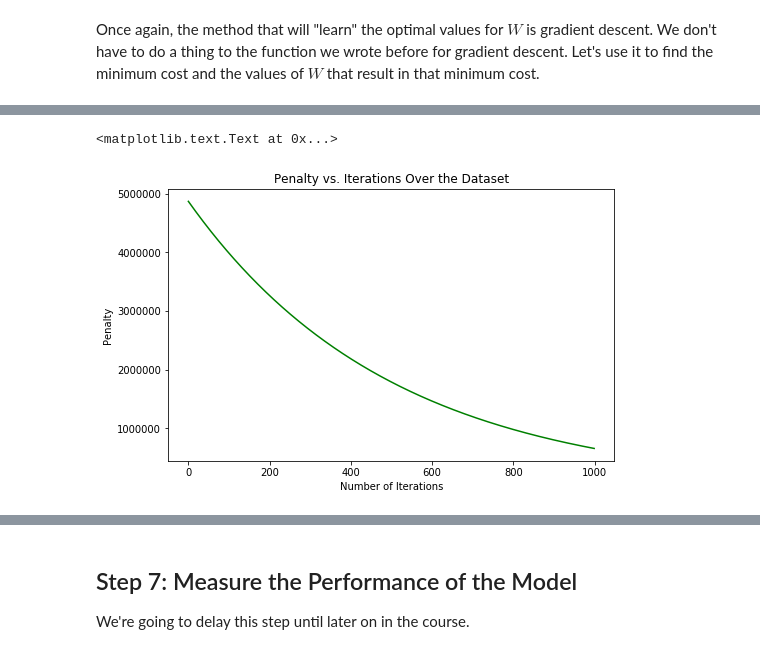
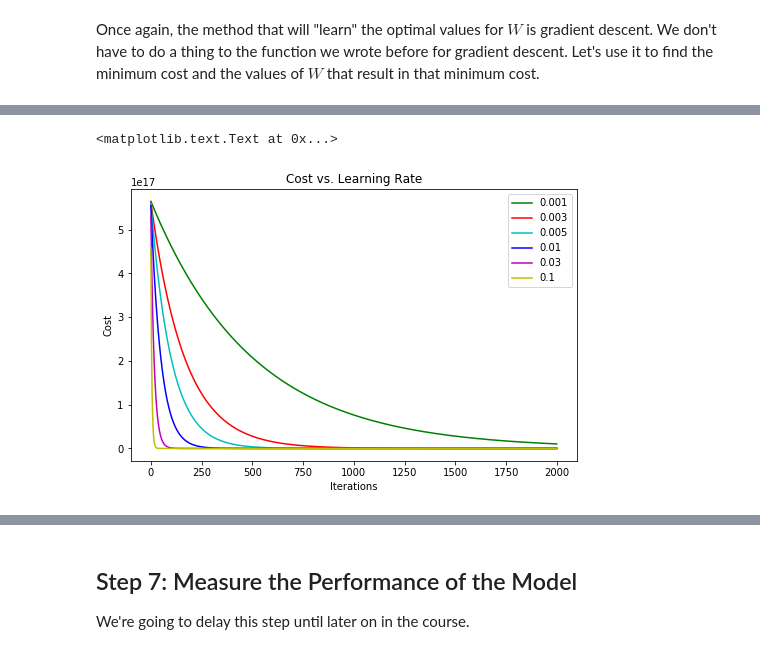
Before and after one commit to elizlajeunesse/MLCourse, a Jupyter notebook: Notebooks/Regression-With-Multiple-Features.ipynb, the cells around one changed output, grey strips where cells are left out. Cells and saved outputs as stored; diff of their text form; code cells hidden in the pictures.

```diff
--- a/Notebooks/Regression-With-Multiple-Features.ipynb
+++ b/Notebooks/Regression-With-Multiple-Features.ipynb
@@ -266,9 +290,8 @@ We don't know yet if this is high or low -- we'll have to try out a whole bunch
 Once again, the method that will "learn" the optimal values for $W$ is gradient descent. We don't have to do a thing to the function we wrote before for gradient descent. Let's use it to find the minimum cost and the values of $W$ that result in that minimum cost.
 # %%
 # Set hyper-parameters
-num_iters = 1000 # number of iterations
-learning_rate = 0.001 # the learning rate
-learning_rates = [0.001, 0.001, 0.003, 0.01, 0.03, 0.1]
+num_iters = 2000 # number of iterations
+learning_rate = 0.005 # the learning rate
 # %%
 # Run gradient descent and capture the progression of cost values and the ultimate optimal W values
 %time W_opt, final_penalty, running_w, running_penalty = gradientDescent(X, y, W_init, num_iters, learning_rate)
@@ -291,3 +330,5 @@ Wall time: 303 ms
 # %%
+# Run gradient descent for a few different values of the learning rate
+learning_rates = [0.001, 0.003, 0.005, 0.01, 0.03, 0.1]
 gdResults = [gradientDescent(X, y, W_init, num_iters, learning_rates[i]) for i in range(len(learning_rates))]
 # %%
@@ -314,10 +342,12 @@ array([ 4869926.517681  ,  4860191.53457215,  4850476.01169454,
 # %%
-# How the penalty changes as the number of iterations increase
+# How the cost of the transformation varies with the learning rate
+plot_color_list = ['g', 'r', 'c', 'b', 'm', 'y']
 fig, ax = plt.subplots(figsize=(8,5))
-ax.plot(np.arange(num_iters), running_penalty, 'g')
-ax.set_xlabel('Number of Iterations')
-ax.set_ylabel('Penalty')
-ax.set_title('Penalty vs. Iterations Over the Dataset')
+[ax.plot(np.arange(num_iters), penalty_list[i], plot_color_list[i], label=learning_rates[i]) for i in range(len(learning_rates))]
+ax.set_xlabel('Iterations')
+ax.set_ylabel('Cost')
+ax.legend()
+ax.set_title('Cost vs. Learning Rate')
 # %% [output]
 <matplotlib.text.Text at 0x...>
-[figure, old version]
+[figure, new version]
```
Also changed, not shown: parts of 19 cells of this notebook, 19 other files.
